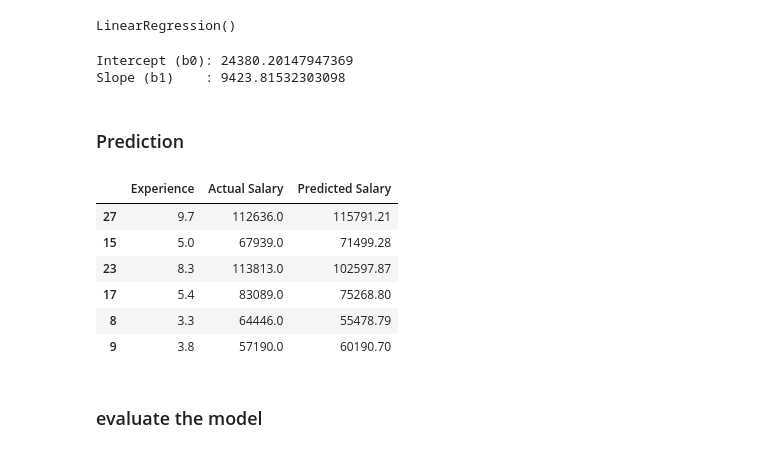
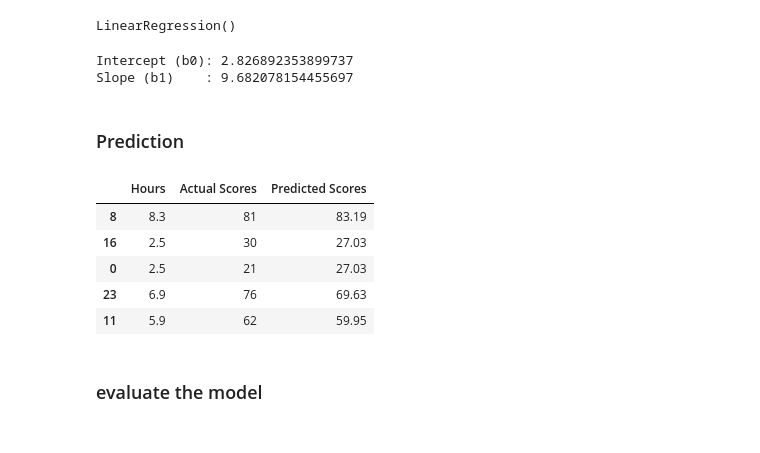
Before and after one commit to Muhammad-Arslan-Ashraf/linear-regression, a Jupyter notebook: simple_linear_regression/Simple_linear_regression.ipynb, the cells around one changed output. Drawn from its saved outputs; the diff is of its cells as text; code cells hidden in the pictures.

```diff
--- a/simple_linear_regression/Simple_linear_regression.ipynb
+++ b/simple_linear_regression/Simple_linear_regression.ipynb
@@ -2,6 +2,6 @@
 ## Simple Linear Regression Model
 # %%
 import pandas as pd
-df = pd.read_csv('Salary_dataset.csv')
+df = pd.read_csv('score.csv')
 df.head()
 # %% [output]
@@ -27,8 +27,8 @@ plt.show()
 # %% [markdown]
 X and Y
 # %%
-X=df[['YearsExperience']]
-Y=df['Salary']
+X=df[['Hours']]
+Y=df['Scores']
 # %%
 print('X shape:', X.shape)
 print('y shape:', Y.shape)
@@ -74,28 +74,26 @@ LinearRegression()
 print('Intercept (b0):', model.intercept_)
 print('Slope (b1)    :', model.coef_[0])
 # %% [output]
-Intercept (b0): 24380.20147947369
-Slope (b1)    : 9423.81532303098
+Intercept (b0): 2.826892353899737
+Slope (b1)    : 9.682078154455697
 # %% [markdown]
 ### Prediction
 # %%
 Y_pred = model.predict(X_test)
 # Generate new table using the dictionary
 results = pd.DataFrame({
-    'Experience': X_test['YearsExperience'],
-    'Actual Salary': Y_test,
-    'Predicted Salary': Y_pred.round(2)
+    'Hours': X_test['Hours'],
+    'Actual Scores': Y_test,
+    'Predicted Scores': Y_pred.round(2)
 })
-# return the results
 results
 # %% [output]
-|  | Experience | Actual Salary | Predicted Salary |
-| 27 | 9.7 | 112636.0 | 115791.21 |
-| 15 | 5.0 | 67939.0 | 71499.28 |
-| 23 | 8.3 | 113813.0 | 102597.87 |
-| 17 | 5.4 | 83089.0 | 75268.80 |
-| 8 | 3.3 | 64446.0 | 55478.79 |
-| 9 | 3.8 | 57190.0 | 60190.70 |
+|  | Hours | Actual Scores | Predicted Scores |
+| 8 | 8.3 | 81 | 83.19 |
+| 16 | 2.5 | 30 | 27.03 |
+| 0 | 2.5 | 21 | 27.03 |
+| 23 | 6.9 | 76 | 69.63 |
+| 11 | 5.9 | 62 | 59.95 |
 # %% [markdown]
 ### evaluate the model
 # %%
```
Also changed, not shown: parts of 9 cells of this notebook, 2 other files.
